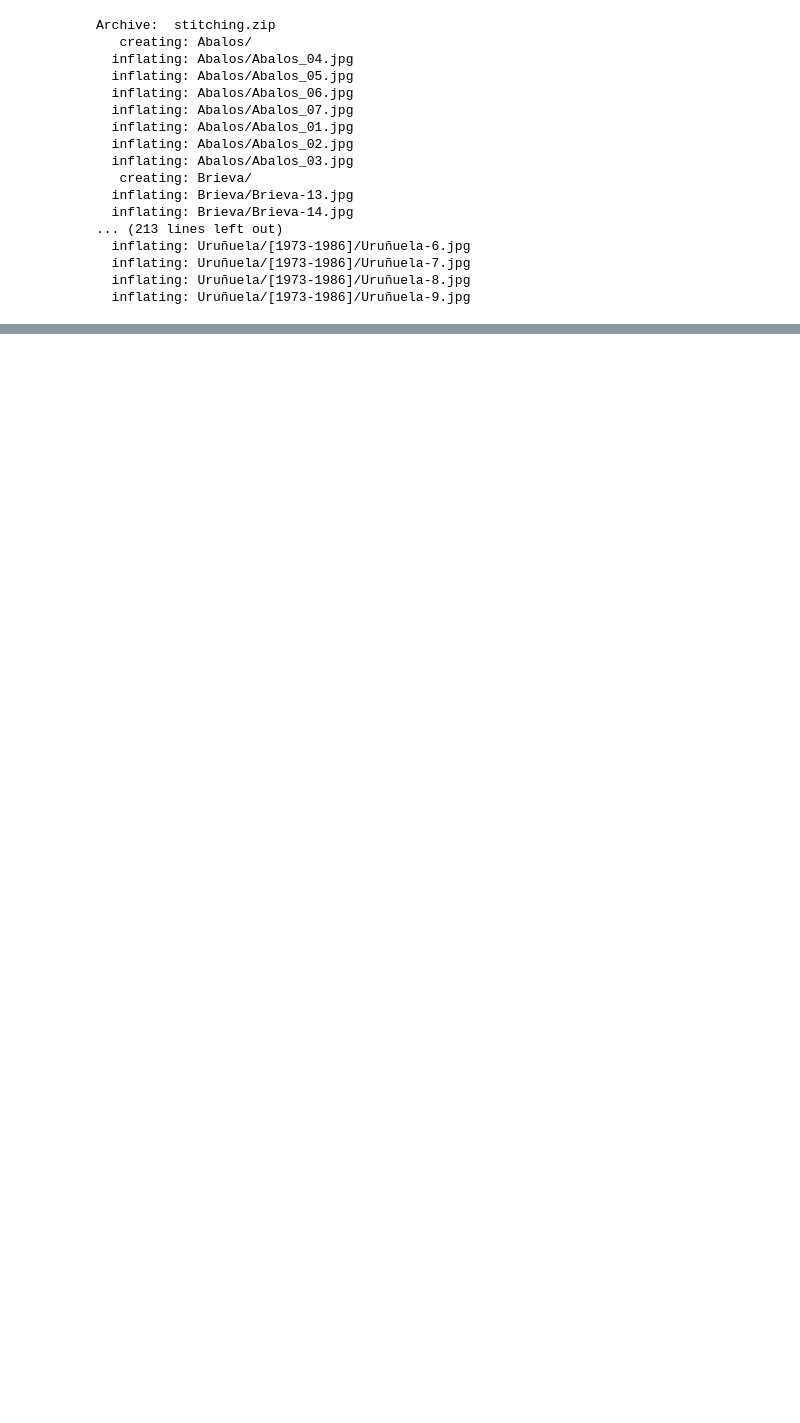
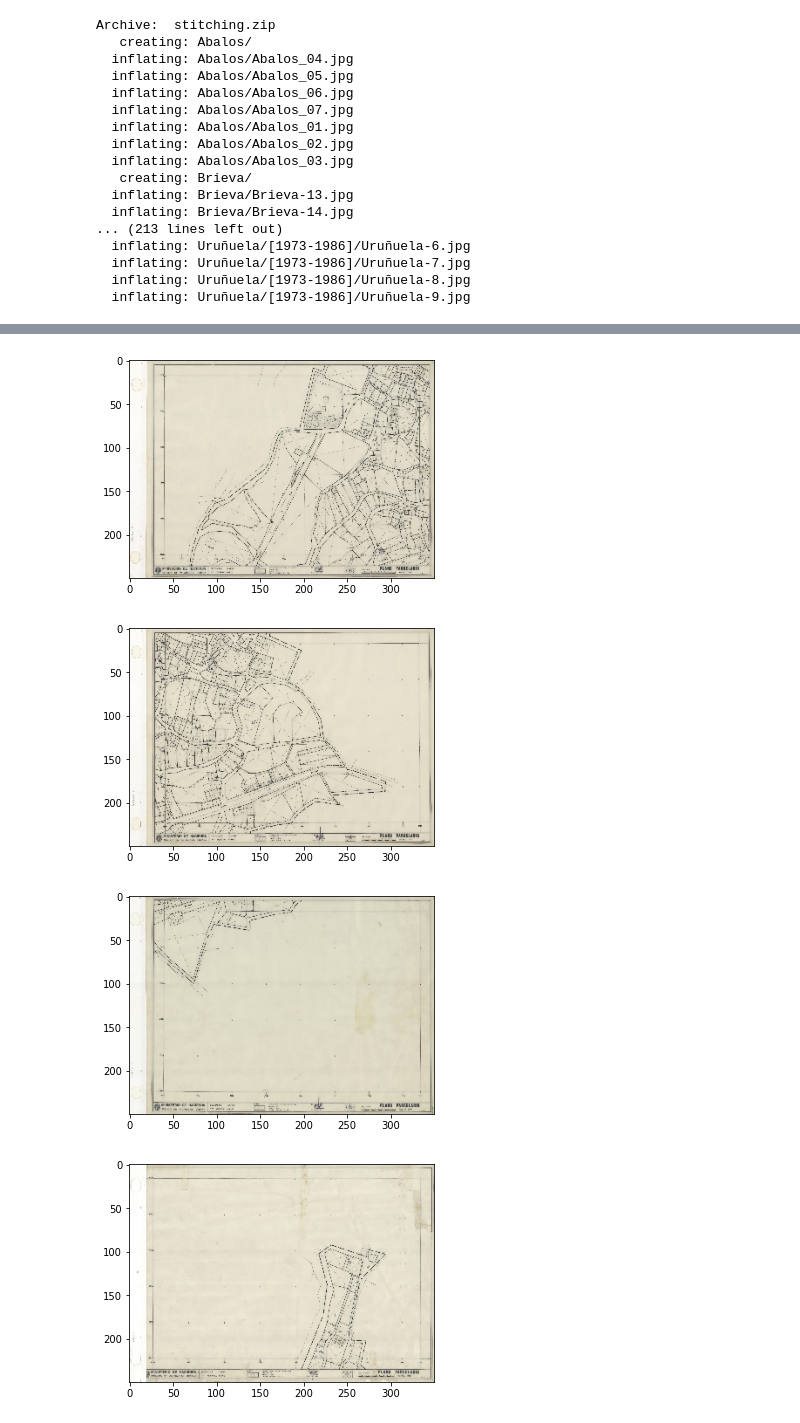
Before and after one commit to IA2021UR/trabajo-ia-en-la-comunidad-de-la-rioja-equipo-3, a Jupyter notebook: Inicial.ipynb, the cells around one changed output, grey strips where cells are left out. Drawn from its saved outputs; the diff is of its cells as text; code cells hidden in the pictures; blank space fills up the shorter version.

```diff
--- a/Inicial.ipynb
+++ b/Inicial.ipynb
@@ -160,23 +159,33 @@ def mostrarImagen(image):
 # %%
 #CUIDADO: POSIBLE MUERTE por culpa del fichero Thumbs
 
 import os
 # Cargando imágenes de Abalos
 abalos = []
 for image in os.listdir("Abalos"):
-    abalos.append(cv2.imread("Abalos/" + image))
+    i=cv2.imread("Abalos/" + image)
 
-# Cargando imágenes de Brieva
-brieva = []
-for image in os.listdir("Brieva"):
-    brieva.append(cv2.imread("Brieva/" + image))
+    i = cv2.resize(i, (350,250))
+    mostrarImagen(i)
 
-# Cargando imágenes de Préjano
-prejano = []
-for image in os.listdir("Préjano"):
-    prejano.append(cv2.imread("Préjano/" + image))
+    abalos.append(i)
 
-# Cargando imágenes de Uruñuela
-urunuela = []
-for image in os.listdir("Uruñuela"):
-    urunuela.append(cv2.imread("Uruñuela/" + image))
+# # Cargando imágenes de Brieva
+# brieva = []
+# for image in os.listdir("Brieva"):
+#     brieva.append(cv2.imread("Brieva/" + image))
+
+# # Cargando imágenes de Préjano
+# prejano = []
+# for image in os.listdir("Préjano"):
+#     prejano.append(cv2.imread("Préjano/" + image))
+
+# # Cargando imágenes de Uruñuela
+# urunuela = []
+# for image in os.listdir("Uruñuela"):
+#     urunuela.append(cv2.imread("Uruñuela/" + image))
+# %% [output]
+[figure, added]
+[figure, added]
+[figure, added]
+[figure, added]
```
Also changed, not shown: parts of 6 cells of this notebook.
